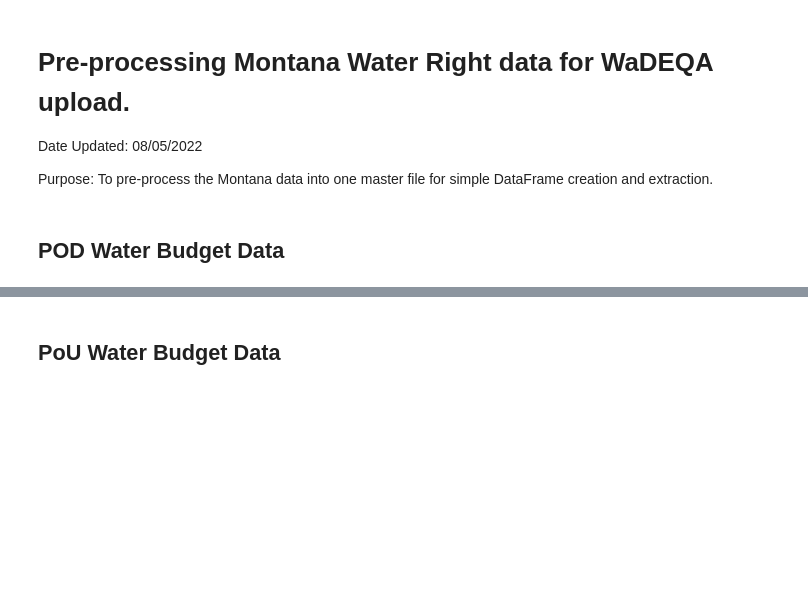
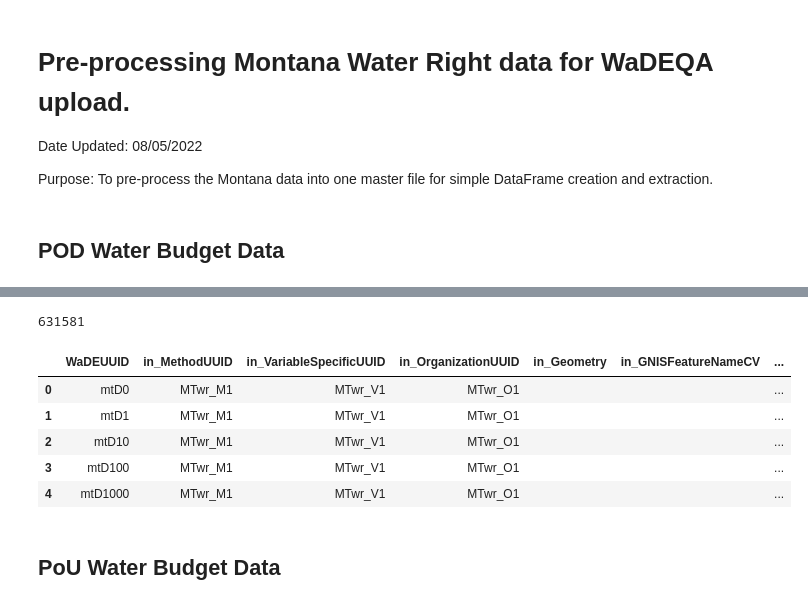
Before and after one commit to WSWCWaterDataExchange/MappingStatesDataToWaDE2.0, a Jupyter notebook: Montana/WaterAllocation/1_MTwr_PreProcessAllocationData.ipynb, the cells around one changed output, grey strips where cells are left out. Drawn from its saved outputs; the diff is of its cells as text; code cells hidden in the pictures; blank space fills up the shorter version.

Commit message:
MTwr update.
MTwr update.

```diff
--- a/Montana/WaterAllocation/1_MTwr_PreProcessAllocationData.ipynb
+++ b/Montana/WaterAllocation/1_MTwr_PreProcessAllocationData.ipynb
@@ -138,34 +161,43 @@ df['in_AllocationFlow_CFS'] = dfinPOD['FLW_RT_CFS'].astype(float)
 df['in_AllocationLegalStatusCV'] = dfinPOD['WR_STATUS'].str.title()
 df['in_AllocationNativeID'] =  dfinPOD['WR_NUMBER'].replace("", 0).fillna(0).astype(str)
 df['in_AllocationOwner'] = dfinPOD['ALL_OWNERS']
 df['in_AllocationPriorityDate'] = dfinPOD['ENF_PRIORI']
 df['in_AllocationSDWISIdentifierCV'] = ""
 df['in_AllocationTimeframeEnd'] = dfinPOD['PER_DIV_EN']
 df['in_AllocationTimeframeStart'] = dfinPOD['PER_DIV_BG']
-df['in_AllocationTypeCV'] = dfinPOD['WR_TYPE']
+#df['in_AllocationTypeCV'] = dfinPOD['WR_TYPE'] # skip for now
+df['in_AllocationTypeCV'] = ""
 df['in_AllocationVolume_AF'] = dfinPOD['VOLUME']
 df['in_BeneficialUseCategory'] = dfinPOD['PURPOSES'].str.replace("; ", ",").str.replace(", ", ",").str.title()
 df['in_CommunityWaterSupplySystem'] = ""
 df['in_CropTypeCV'] = ""
 df['in_CustomerTypeCV'] = ""
 df['in_DataPublicationDate'] = ""
 df['in_DataPublicationDOI'] = ""
 df['in_ExemptOfVolumeFlowPriority'] = 0
 df['in_GeneratedPowerCapacityMW'] = ""
 df['in_IrrigatedAcreage'] = dfinPOD['MAX_ACRES']
 df['in_IrrigationMethodCV'] = ""
 df['in_LegacyAllocationIDs'] = ""
 df['in_OwnerClassificationCV'] = ""
 df['in_PopulationServed'] = ""
 df['in_PowerType'] = ""
 df['in_PrimaryBeneficialUseCategory'] = ""
 df['in_SDWISIdentifierCV'] = ""
 df['in_WaterAllocationNativeURL'] = dfinPOD['in_WaterAllocationNativeURL']
 
 outPOD = df.copy()
 outPOD = outPOD.drop_duplicates().reset_index(drop=True)
 print(len(outPOD))
 outPOD.head()
+# %% [output]
+631581
+|  | WaDEUUID | in_MethodUUID | in_VariableSpecificUUID | in_OrganizationUUID | in_Geometry | in_GNISFeatureNameCV | ... |
+| 0 | mtD0 | MTwr_M1 | MTwr_V1 | MTwr_O1 |  |  | ... |
+| 1 | mtD1 | MTwr_M1 | MTwr_V1 | MTwr_O1 |  |  | ... |
+| 2 | mtD10 | MTwr_M1 | MTwr_V1 | MTwr_O1 |  |  | ... |
+| 3 | mtD100 | MTwr_M1 | MTwr_V1 | MTwr_O1 |  |  | ... |
+| 4 | mtD1000 | MTwr_M1 | MTwr_V1 | MTwr_O1 |  |  | ... |
 # %% [markdown]
 ## PoU Water Budget Data
 # %%
```
Also changed, not shown: parts of 25 cells of this notebook, 3 other files.
